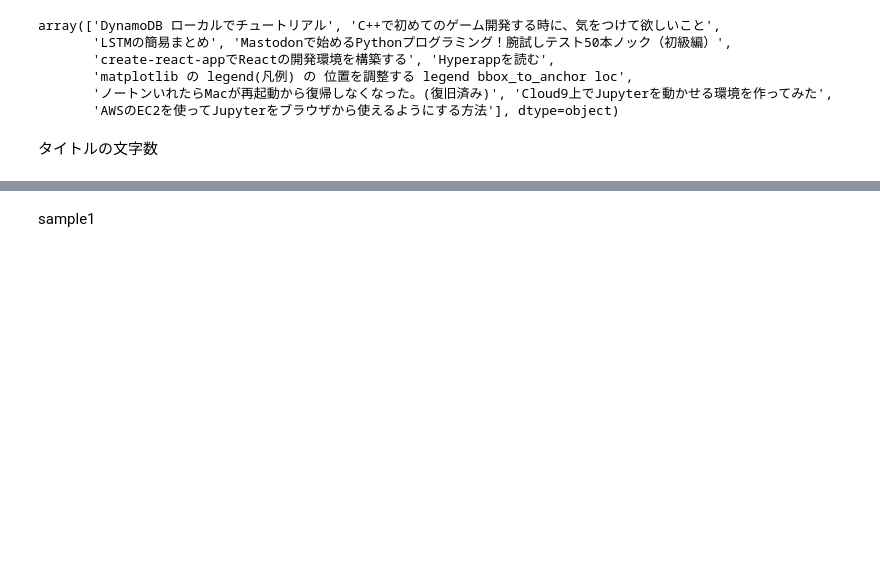
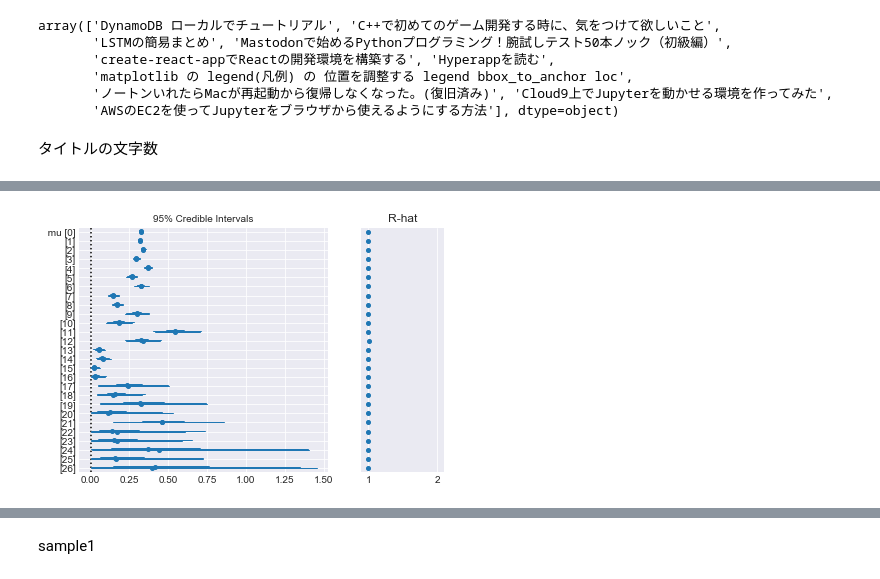
Before and after one commit to yukinagae/qiita_analysis, a Jupyter notebook: バズる記事分析.ipynb, the cells around one changed output, grey strips where cells are left out. Saved outputs shown, nothing was run; the diff lists cells and outputs as text; code cells hidden in the pictures; blank space fills up the shorter version.

```diff
--- a/バズる記事分析.ipynb
+++ b/バズる記事分析.ipynb
@@ -347,0 +423,4 @@ with model:
+# %%
+pm.forestplot(trace);
+# %% [output]
+[figure, added]
```
Also changed, not shown: parts of 95 cells of this notebook.
